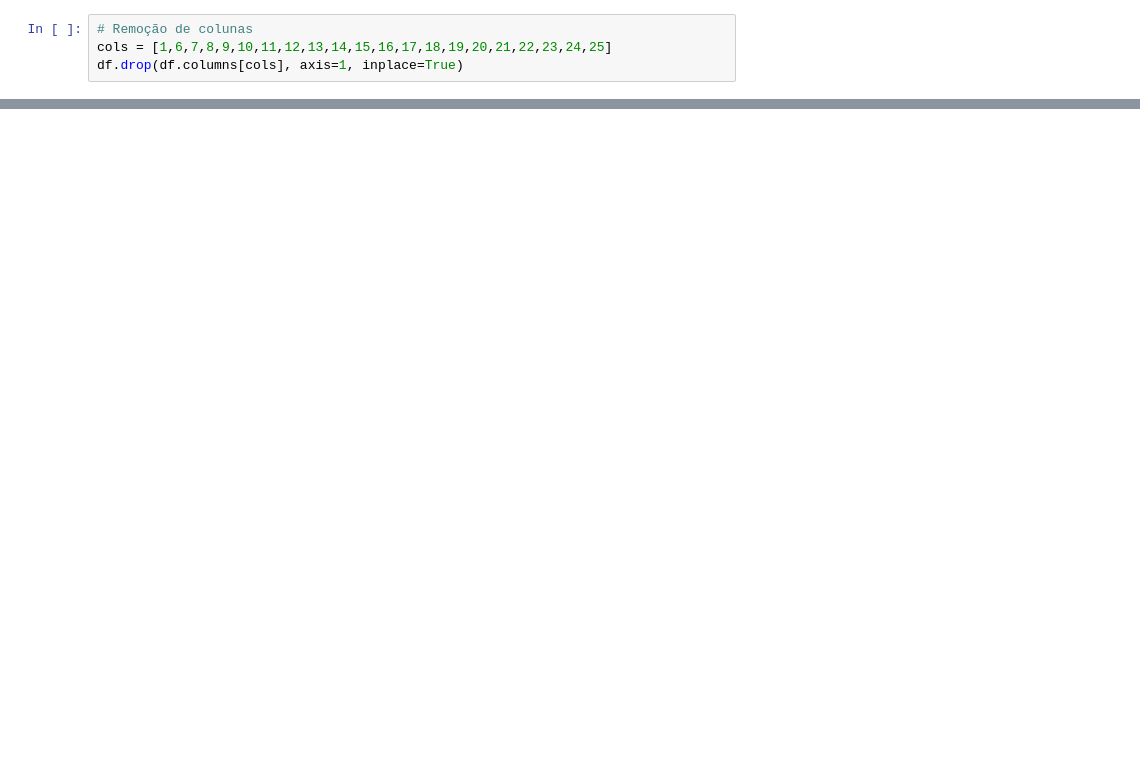
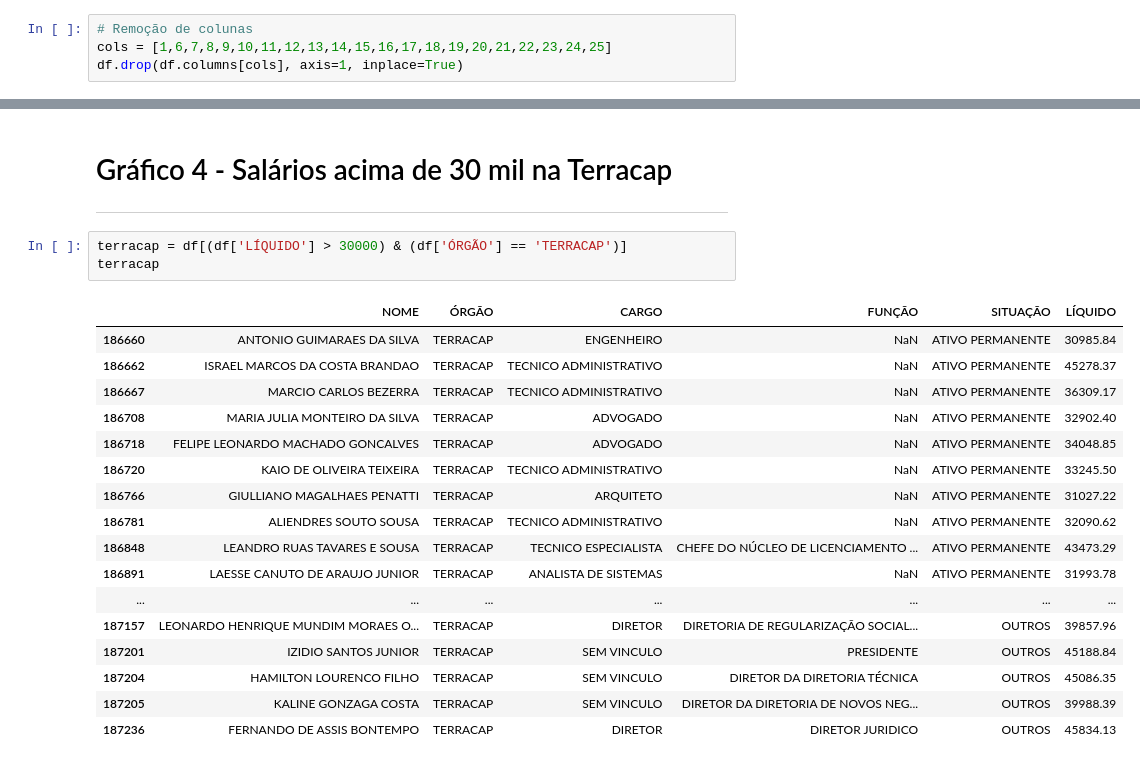
Before and after one commit to buiati/DataVisualization, a Jupyter notebook: Aula 06 - Plotly Express e Transparencia GDF.ipynb, the cells around one changed output, grey strips where cells are left out. Drawn from its saved outputs; the diff is of its cells as text; blank space fills up the shorter version.

```diff
--- a/Aula 06 - Plotly Express e Transparencia GDF.ipynb
+++ b/Aula 06 - Plotly Express e Transparencia GDF.ipynb
@@ -269,0 +236,24 @@ Name: NOME, dtype: int64
+# %% [markdown]
+# Gráfico 4 - Salários acima de 30 mil na Terracap
+***
+# %%
+terracap = df[(df['LÍQUIDO'] > 30000) & (df['ÓRGÃO'] == 'TERRACAP')]
+terracap
+# %% [output]
+|  | NOME | ÓRGÃO | CARGO | FUNÇÃO | SITUAÇÃO | LÍQUIDO |
+| 186660 | ANTONIO GUIMARAES DA SILVA | TERRACAP | ENGENHEIRO | NaN | ATIVO PERMANENTE | 30985.84 |
+| 186662 | ISRAEL MARCOS DA COSTA BRANDAO | TERRACAP | TECNICO ADMINISTRATIVO | NaN | ATIVO PERMANENTE | 45278.37 |
+| 186667 | MARCIO CARLOS BEZERRA | TERRACAP | TECNICO ADMINISTRATIVO | NaN | ATIVO PERMANENTE | 36309.17 |
+| 186708 | MARIA JULIA MONTEIRO DA SILVA | TERRACAP | ADVOGADO | NaN | ATIVO PERMANENTE | 32902.40 |
+| 186718 | FELIPE LEONARDO MACHADO GONCALVES | TERRACAP | ADVOGADO | NaN | ATIVO PERMANENTE | 34048.85 |
+| 186720 | KAIO DE OLIVEIRA TEIXEIRA | TERRACAP | TECNICO ADMINISTRATIVO | NaN | ATIVO PERMANENTE | 33245.50 |
+| 186766 | GIULLIANO MAGALHAES PENATTI | TERRACAP | ARQUITETO | NaN | ATIVO PERMANENTE | 31027.22 |
+| 186781 | ALIENDRES SOUTO SOUSA | TERRACAP | TECNICO ADMINISTRATIVO | NaN | ATIVO PERMANENTE | 32090.62 |
+| 186848 | LEANDRO RUAS TAVARES E SOUSA | TERRACAP | TECNICO ESPECIALISTA | CHEFE DO NÚCLEO DE LICENCIAMENTO ... | ATIVO PERMANENTE | 43473.29 |
+| 186891 | LAESSE CANUTO DE ARAUJO JUNIOR | TERRACAP | ANALISTA DE SISTEMAS | NaN | ATIVO PERMANENTE | 31993.78 |
+| ... | ... | ... | ... | ... | ... | ... |
+| 187157 | LEONARDO HENRIQUE MUNDIM MORAES O... | TERRACAP | DIRETOR | DIRETORIA DE REGULARIZAÇÃO SOCIAL... | OUTROS | 39857.96 |
+| 187201 | IZIDIO SANTOS JUNIOR | TERRACAP | SEM VINCULO | PRESIDENTE | OUTROS | 45188.84 |
+| 187204 | HAMILTON LOURENCO FILHO | TERRACAP | SEM VINCULO | DIRETOR DA DIRETORIA TÉCNICA | OUTROS | 45086.35 |
+| 187205 | KALINE GONZAGA COSTA | TERRACAP | SEM VINCULO | DIRETOR DA DIRETORIA DE NOVOS NEG... | OUTROS | 39988.39 |
+| 187236 | FERNANDO DE ASSIS BONTEMPO | TERRACAP | DIRETOR | DIRETOR JURIDICO | OUTROS | 45834.13 |
```
Also changed, not shown: parts of 25 cells of this notebook.
